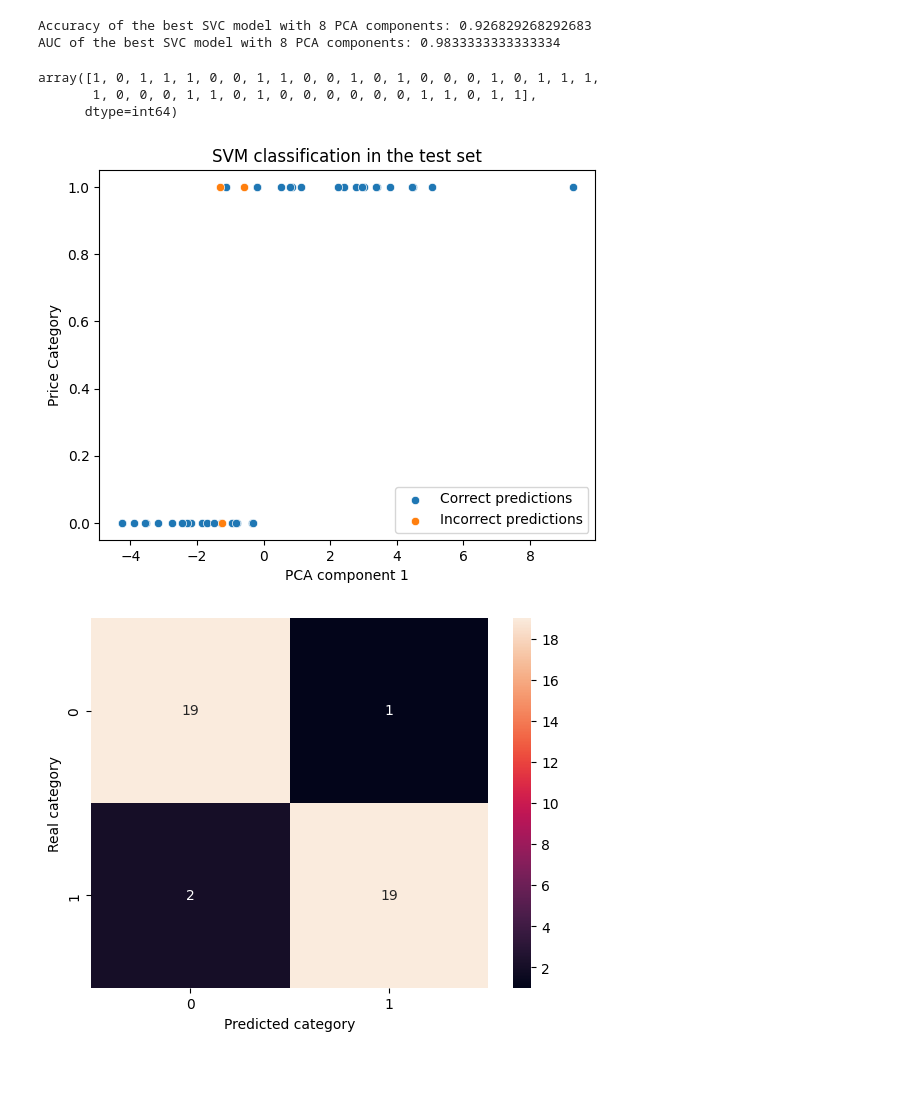
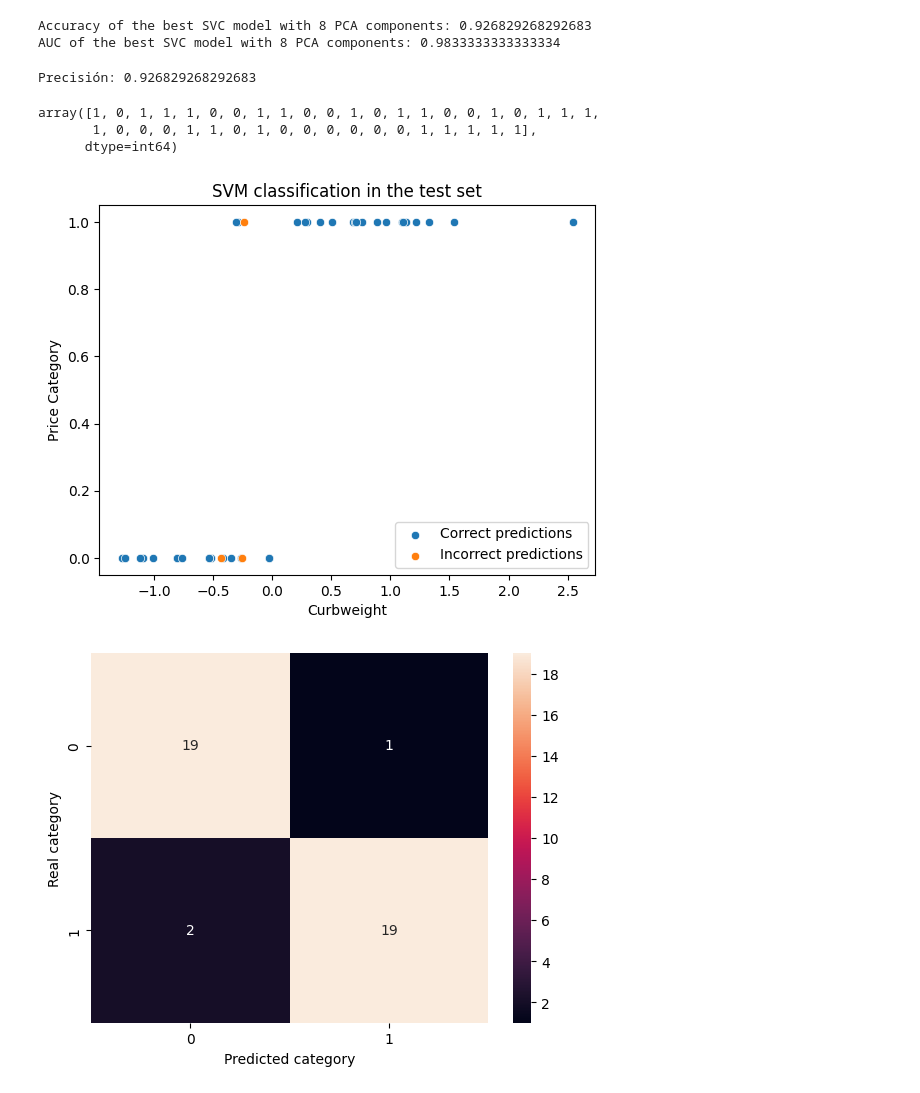
Before and after one commit to LDavidRojasD/machine-learning-mercado-automotriz, a Jupyter notebook: sandbox/SVM.ipynb, the cells around one changed output. Drawn from its saved outputs; the diff is of its cells as text; code cells hidden in the pictures.

Commit message:
SVM graph

```diff
--- a/sandbox/SVM.ipynb
+++ b/sandbox/SVM.ipynb
@@ -491,24 +491,33 @@ Accuracy of the best SVC model with 8 PCA components: 0.926829268292683
 AUC of the best SVC model with 8 PCA components: 0.9833333333333334
 # %%
 import seaborn as sns
-# %%
-y_pred_pca
-# %% [output]
-array([1, 0, 1, 1, 1, 0, 0, 1, 1, 0, 0, 1, 0, 1, 0, 0, 0, 1, 0, 1, 1, 1,
-       1, 0, 0, 0, 1, 1, 0, 1, 0, 0, 0, 0, 0, 0, 1, 1, 0, 1, 1],
-      dtype=int64)
+# %%
+best_params = {'C': 50, 'kernel': 'linear', 'probability': True, 'random_state': 639}
+best_model = Pipeline([('scaler', StandardScaler()), ('model', SVC(**best_params))])
+best_model.fit(X_train, y_train)
+y_pred = best_model.predict(X_test)
+accuracy = accuracy_score(y_test, y_pred)
+print(f'Precisión: {accuracy}')
+# %% [output]
+Precisión: 0.926829268292683
+# %%
+y_pred
+# %% [output]
+array([1, 0, 1, 1, 1, 0, 0, 1, 1, 0, 0, 1, 0, 1, 1, 0, 0, 1, 0, 1, 1, 1,
+       1, 0, 0, 0, 1, 1, 0, 1, 0, 0, 0, 0, 0, 0, 1, 1, 1, 1, 1],
+      dtype=int64)
 # %%
-coincidentes = y_test.iloc[:,0] == y_pred_pca
+coincidentes = y_test.iloc[:,0] == y_pred
 # %%
-sns.scatterplot(x=X_test_pca[coincidentes][:,0], y=y_test[coincidentes].iloc[:,0], label='Correct predictions')
-sns.scatterplot(x=X_test_pca[~coincidentes][:,0], y=y_test[~coincidentes].iloc[:,0], label='Incorrect predictions')
-plt.xlabel('PCA component 1')
+sns.scatterplot(x=X_test[coincidentes][:,6], y=y_test[coincidentes].iloc[:,0], label='Correct predictions')
+sns.scatterplot(x=X_test[~coincidentes][:,6], y=y_test[~coincidentes].iloc[:,0], label='Incorrect predictions')
+plt.xlabel('Curbweight')
 plt.ylabel('Price Category')
 plt.title('SVM classification in the test set')
 plt.legend()
 plt.show()
 # %% [output]
-[figure, old version]
+[figure, new version]
 # %%
 from sklearn.metrics import confusion_matrix
 # %%
```
